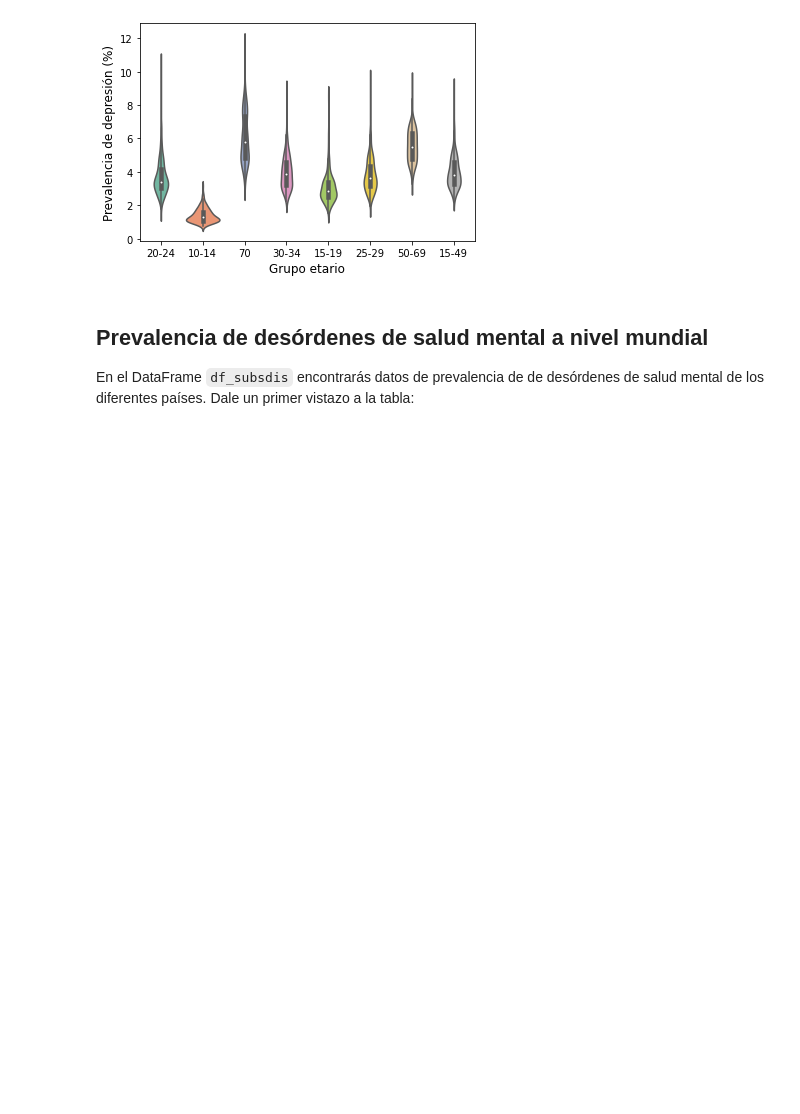
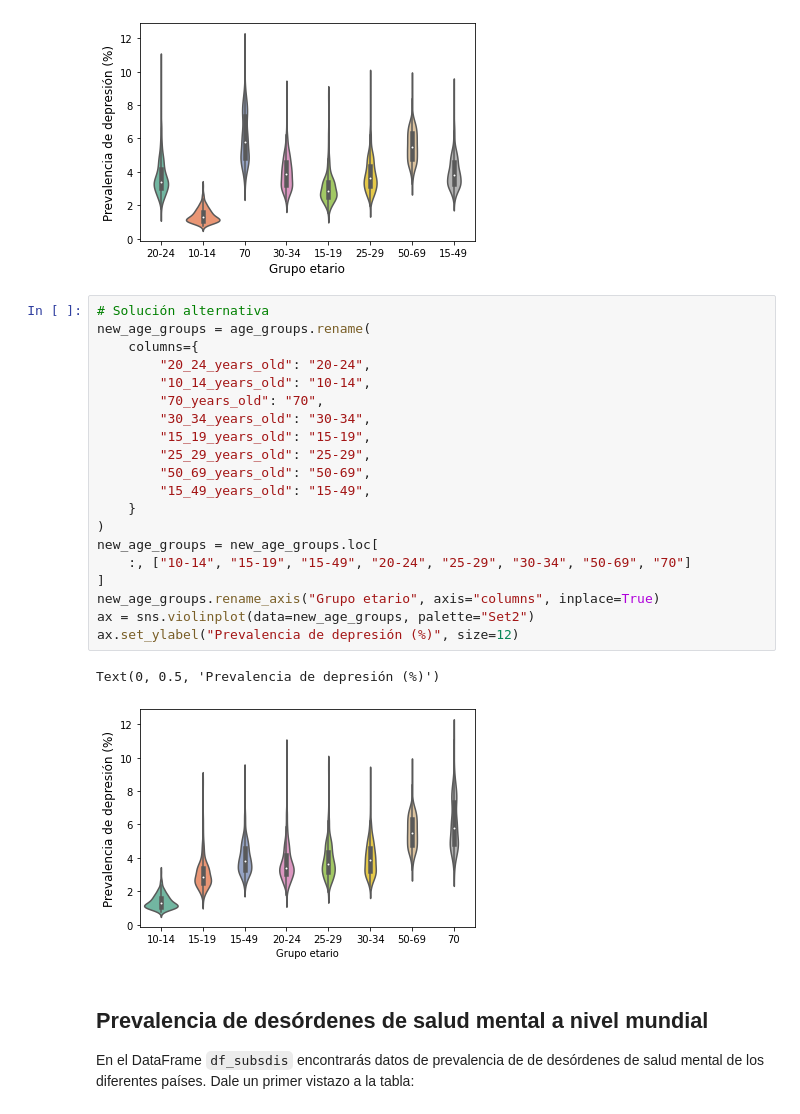
Before and after one commit to renatoparedes/IntroPythonInvestigacionPsicologia, a Jupyter notebook: AnalisisdeDatosCuantitativos/Solucionario_EstadisticaDescriptiva.ipynb, the cells around one changed output. Cells and saved outputs as stored; diff of their text form; blank space fills up the shorter version.

```diff
--- a/AnalisisdeDatosCuantitativos/Solucionario_EstadisticaDescriptiva.ipynb
+++ b/AnalisisdeDatosCuantitativos/Solucionario_EstadisticaDescriptiva.ipynb
@@ -74,6 +74,29 @@ ax.set_xlabel("Grupo etario", size=12)
 plt.show()
 # %% [output]
 [figure]
+# %%
+# Solución alternativa
+new_age_groups = age_groups.rename(
+    columns={
+        "20_24_years_old": "20-24",
+        "10_14_years_old": "10-14",
+        "70_years_old": "70",
+        "30_34_years_old": "30-34",
+        "15_19_years_old": "15-19",
+        "25_29_years_old": "25-29",
+        "50_69_years_old": "50-69",
+        "15_49_years_old": "15-49",
+    }
+)
+new_age_groups = new_age_groups.loc[
+    :, ["10-14", "15-19", "15-49", "20-24", "25-29", "30-34", "50-69", "70"]
+]
+new_age_groups.rename_axis("Grupo etario", axis="columns", inplace=True)
+ax = sns.violinplot(data=new_age_groups, palette="Set2")
+ax.set_ylabel("Prevalencia de depresión (%)", size=12)
+# %% [output]
+Text(0, 0.5, 'Prevalencia de depresión (%)')
+[figure, added]
 # %% [markdown]
 ## Prevalencia de desórdenes de salud mental a nivel mundial
 
```
Also changed, not shown: parts of 4 cells of this notebook, 5 other files.
